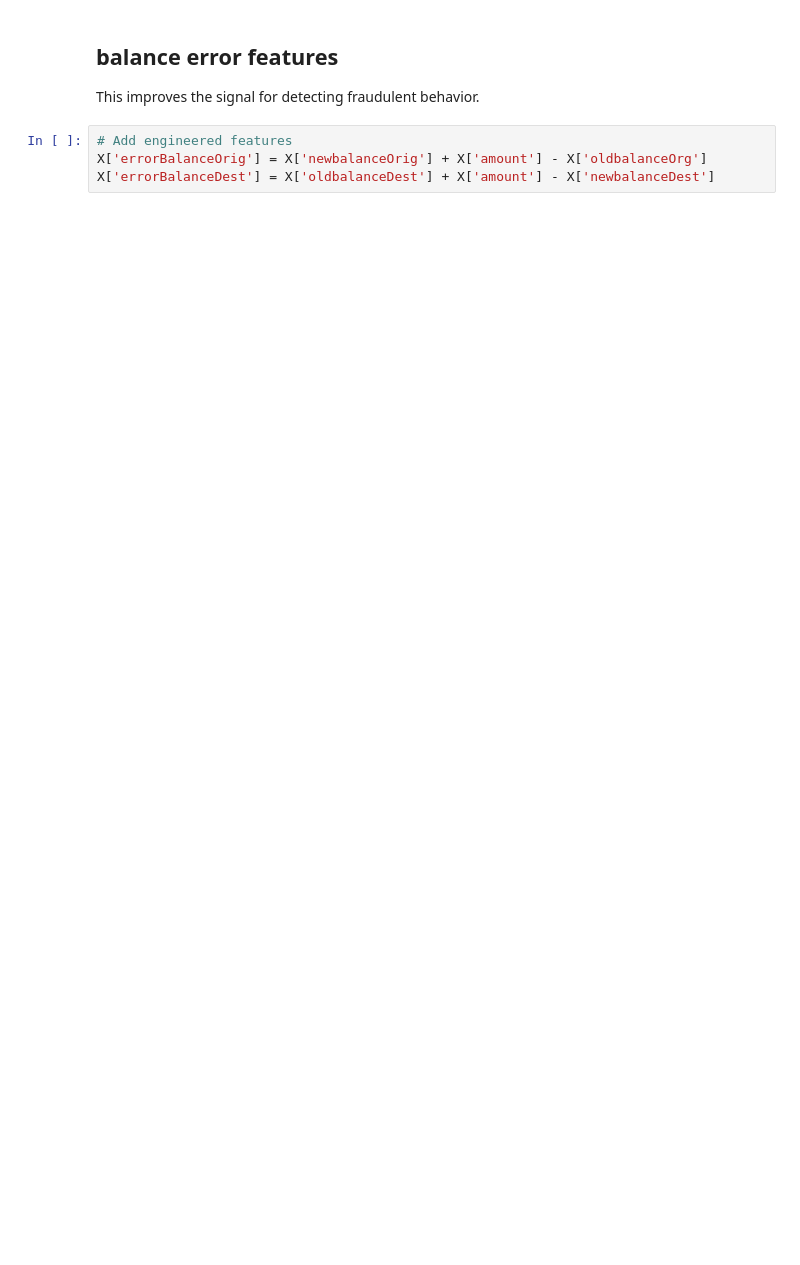
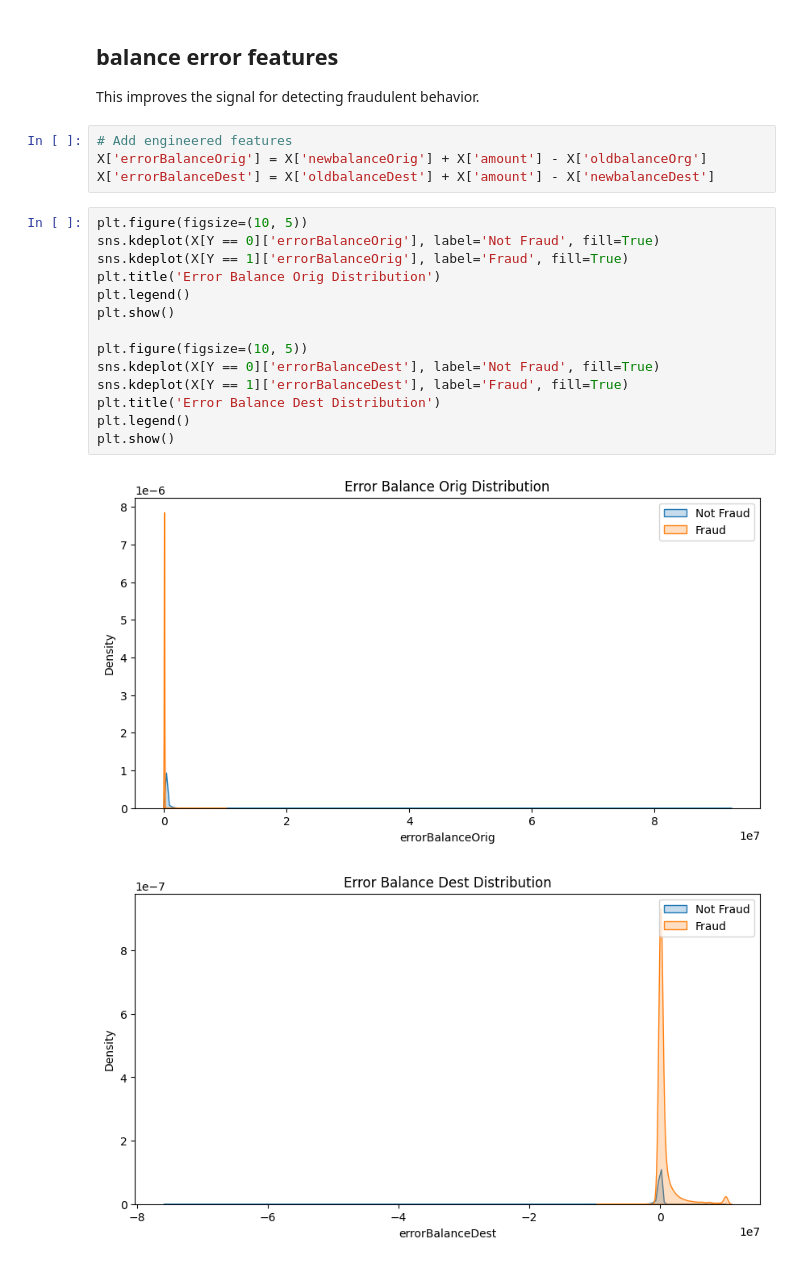
Before and after one commit to sagarrajak245/Fraud_transaction_detection_in_payment_app, a Jupyter notebook: fraud_detection_accerdian.ipynb, the cells around one changed output. Cells and saved outputs as stored; diff of their text form; blank space fills up the shorter version.

```diff
--- a/fraud_detection_accerdian.ipynb
+++ b/fraud_detection_accerdian.ipynb
@@ -636,3 +660,20 @@ This improves the signal for detecting fraudulent behavior.
 # Add engineered features
 X['errorBalanceOrig'] = X['newbalanceOrig'] + X['amount'] - X['oldbalanceOrg']
 X['errorBalanceDest'] = X['oldbalanceDest'] + X['amount'] - X['newbalanceDest']
+# %%
+plt.figure(figsize=(10, 5))
+sns.kdeplot(X[Y == 0]['errorBalanceOrig'], label='Not Fraud', fill=True)
+sns.kdeplot(X[Y == 1]['errorBalanceOrig'], label='Fraud', fill=True)
+plt.title('Error Balance Orig Distribution')
+plt.legend()
+plt.show()
+
+plt.figure(figsize=(10, 5))
+sns.kdeplot(X[Y == 0]['errorBalanceDest'], label='Not Fraud', fill=True)
+sns.kdeplot(X[Y == 1]['errorBalanceDest'], label='Fraud', fill=True)
+plt.title('Error Balance Dest Distribution')
+plt.legend()
+plt.show()
+# %% [output]
+[figure, added]
+[figure, added]
```
Also changed, not shown: parts of 29 cells of this notebook, 1 other file.
